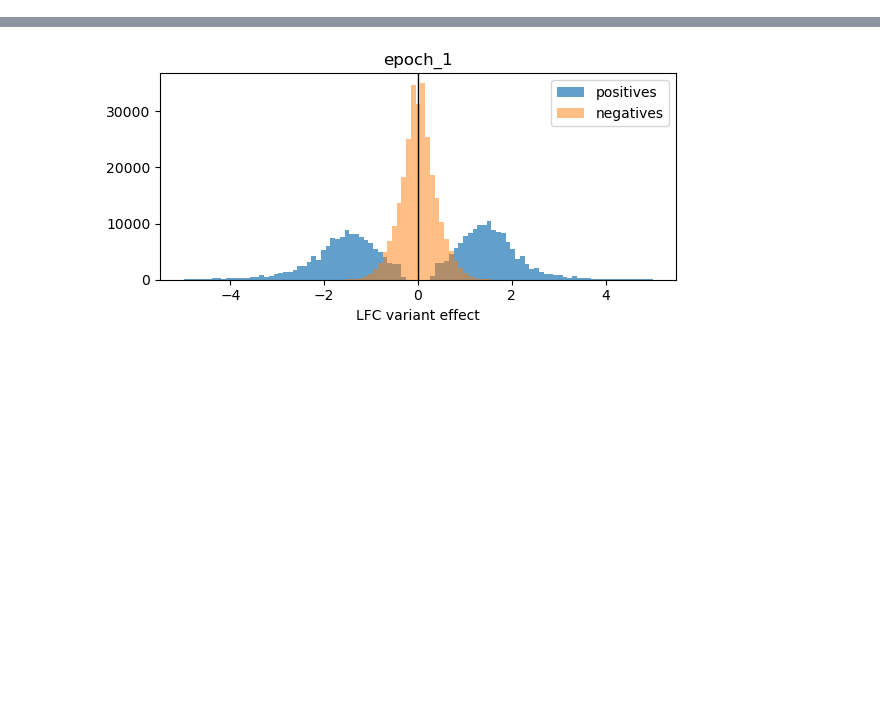
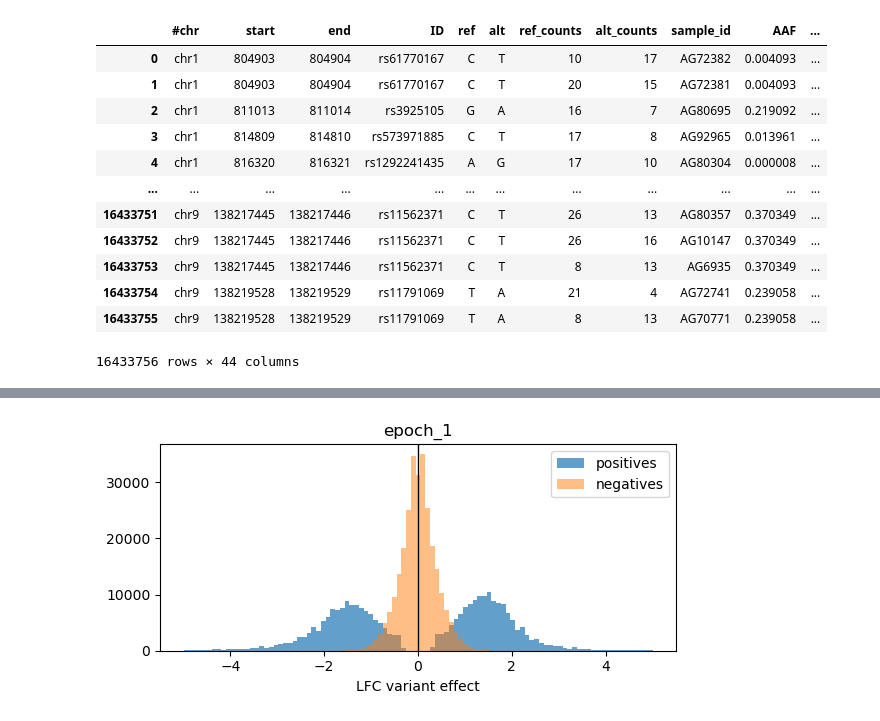
Before and after one commit to vierstralab/vinson, a Jupyter notebook: creating_adata.ipynb, the cells around one changed output, grey strips where cells are left out. Cells and saved outputs as stored; diff of their text form; code cells hidden in the pictures; blank space fills up the shorter version.

```diff
--- a/creating_adata.ipynb
+++ b/creating_adata.ipynb
@@ -244,0 +58,19 @@ for col in bool_cols:
+# %%
+key_cols = ["#chr", "start", "end", "indiv_id"]
+
+# Count unique allele combinations per individual per position
+allele_counts = (
+    variants_no_duplicate
+    .groupby(key_cols)[["ref", "alt"]]
+    .nunique()
+)
+
+# positions where ref or alt varies (multi-allelic)
+multi_mask = (allele_counts["ref"] > 1) | (allele_counts["alt"] > 1)
+
+multi_sites = allele_counts[multi_mask].index
+
+# Remove those rows
+variants_no_multiple = variants_no_duplicate[
+    ~variants_no_duplicate.set_index(key_cols).index.isin(multi_sites)
+].reset_index(drop=True)
@@ -244,0 +171,8 @@ for col in bool_cols:
+# %%
+#create adata parquet
+meta = pd.read_table(
+    '/net/seq/data2/projects/sabramov/ENCODE4/dnase-wasp.v5/metadata.clustered.tsv',
+    usecols=['sample_id', 'extended_annotation']
+).drop_duplicates()
+# %%
+variants_no_multiple = variants_no_multiple.rename(columns={'group_id': 'badgroup'})
@@ -244,0 +183,28 @@ for col in bool_cols:
+# %%
+variants_no_multi = variants_no_multiple.merge(
+    meta,
+    on="sample_id",
+    how="left"
+)
+
+# Replace group_id with extended_annotation
+variants_no_multi["group_id"] = variants_no_multi["extended_annotation"]
+
+# (optional) drop the helper column
+variants_no_multi = variants_no_multi.drop(columns=["extended_annotation"])
+# %%
+variants_no_multi
+# %% [output]
+|  | #chr | start | end | ID | ref | alt | ref_counts | alt_counts | sample_id | AAF | ... |
+| 0 | chr1 | 804903 | 804904 | rs61770167 | C | T | 10 | 17 | AG72382 | 0.004093 | ... |
+| 1 | chr1 | 804903 | 804904 | rs61770167 | C | T | 20 | 15 | AG72381 | 0.004093 | ... |
+| 2 | chr1 | 811013 | 811014 | rs3925105 | G | A | 16 | 7 | AG80695 | 0.219092 | ... |
+| 3 | chr1 | 814809 | 814810 | rs573971885 | C | T | 17 | 8 | AG92965 | 0.013961 | ... |
+| 4 | chr1 | 816320 | 816321 | rs1292241435 | A | G | 17 | 10 | AG80304 | 0.000008 | ... |
+| ... | ... | ... | ... | ... | ... | ... | ... | ... | ... | ... | ... |
+| 16433751 | chr9 | 138217445 | 138217446 | rs11562371 | C | T | 26 | 13 | AG80357 | 0.370349 | ... |
+| 16433752 | chr9 | 138217445 | 138217446 | rs11562371 | C | T | 26 | 16 | AG10147 | 0.370349 | ... |
+| 16433753 | chr9 | 138217445 | 138217446 | rs11562371 | C | T | 8 | 13 | AG6935 | 0.370349 | ... |
+| 16433754 | chr9 | 138219528 | 138219529 | rs11791069 | T | A | 21 | 4 | AG72741 | 0.239058 | ... |
+| 16433755 | chr9 | 138219528 | 138219529 | rs11791069 | T | A | 8 | 13 | AG70771 | 0.239058 | ... |
+16433756 rows × 44 columns
```
Also changed, not shown: parts of 103 cells of this notebook, 14 other files.
